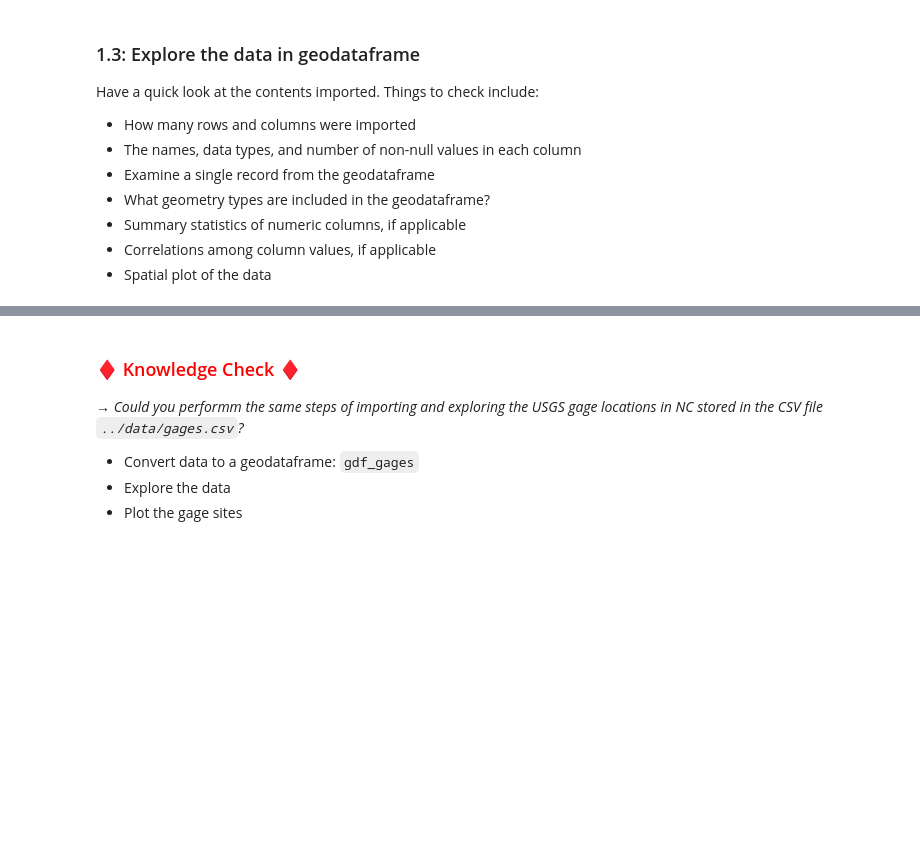
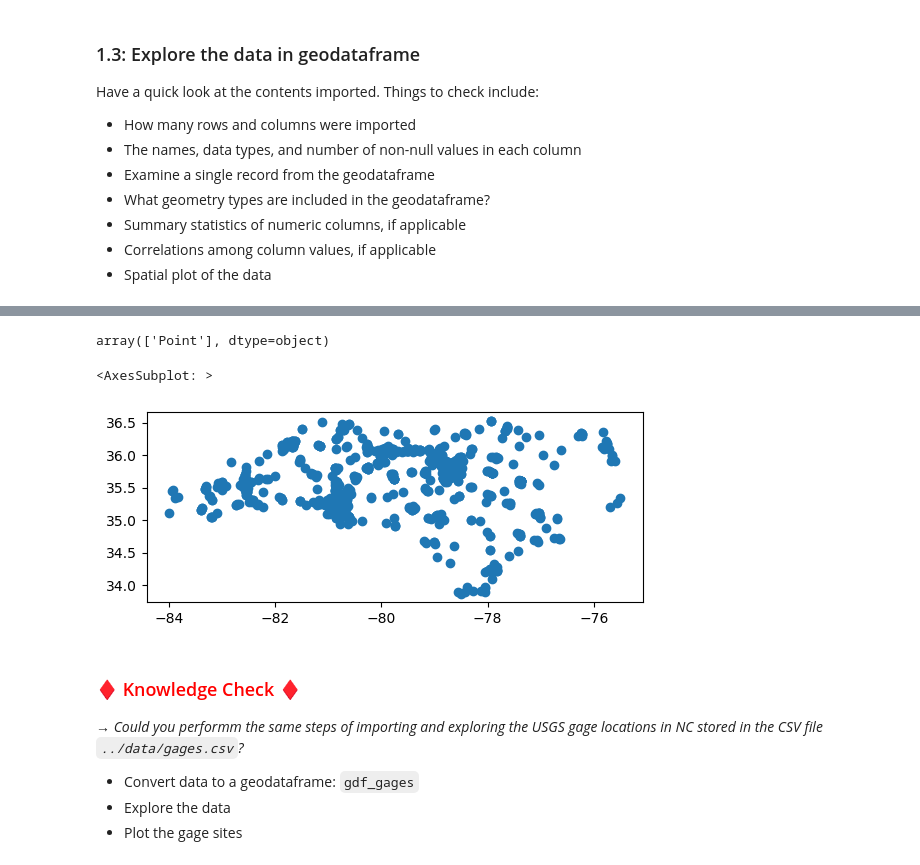
Before and after one commit to megmanning1/SpatialDataFrames, a Jupyter notebook: lessons/2a-Spatial-analysis-with-GeoPandas.ipynb, the cells around one changed output, grey strips where cells are left out. Cells and saved outputs as stored; diff of their text form; code cells hidden in the pictures; blank space fills up the shorter version.

```diff
--- a/lessons/2a-Spatial-analysis-with-GeoPandas.ipynb
+++ b/lessons/2a-Spatial-analysis-with-GeoPandas.ipynb
@@ -71,13 +71,17 @@ As done in a previous notebook, we want to:
 * Create a geodataframe from the components.
 # %%
 #Read in charging stations CSV, convert to geodataframe
-df =
+df = pd.read_csv('../data/NC_Charging_Stations.csv')
 
 #Create the geoseries from the X and Y columns
-geom =
+geom = gpd.points_from_xy(
+    x=df['Longitude'],
+    y=df['Latitude'])
 
 #Convert to a geodataframe, setting the CRS to WGS 84 (wkid=4326)
-gdf_stations_all =
+gdf_stations_all = gpd.GeoDataFrame(df,
+                                    geometry=geom,
+                                    crs=4326)
 # %% [markdown]
 ### 1.3: Explore the data in geodataframe
 Have a quick look at the contents imported. Things to check include:
@@ -97,7 +151,14 @@ Have a quick look at the contents imported. Things to check include:
 # %%
 #Reveal the geometry type(s) contained inthe geodataframae
+gdf_stations_all.type.unique()
+# %% [output]
+array(['Point'], dtype=object)
 # %%
 #Plot the data
+gdf_stations_all.plot()
+# %% [output]
+<AxesSubplot: >
+[figure, added]
 # %% [markdown]
 <H3 style="color:red">♦ Knowledge Check ♦</H3>
 
```
Also changed, not shown: parts of 60 cells of this notebook, 1 other file.
